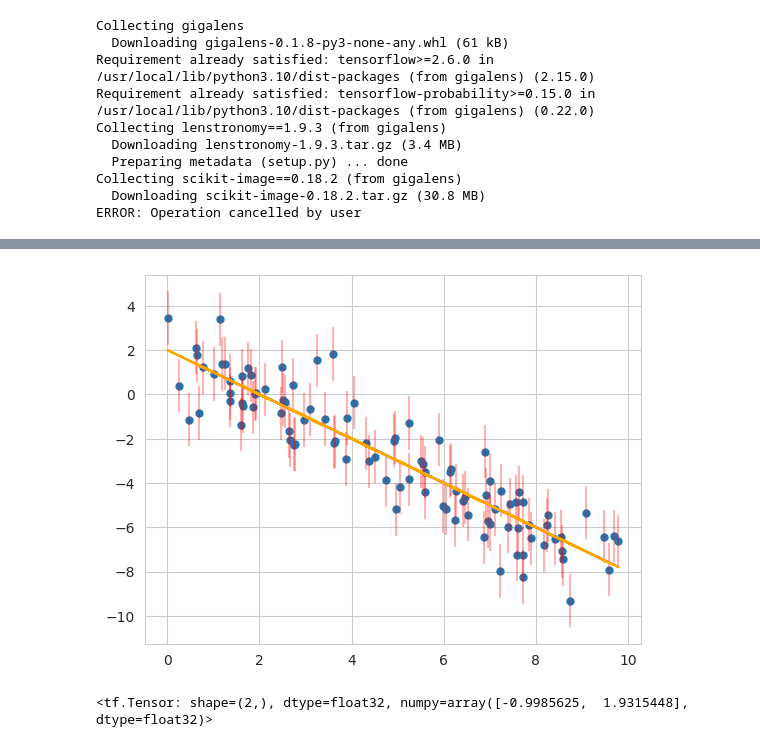
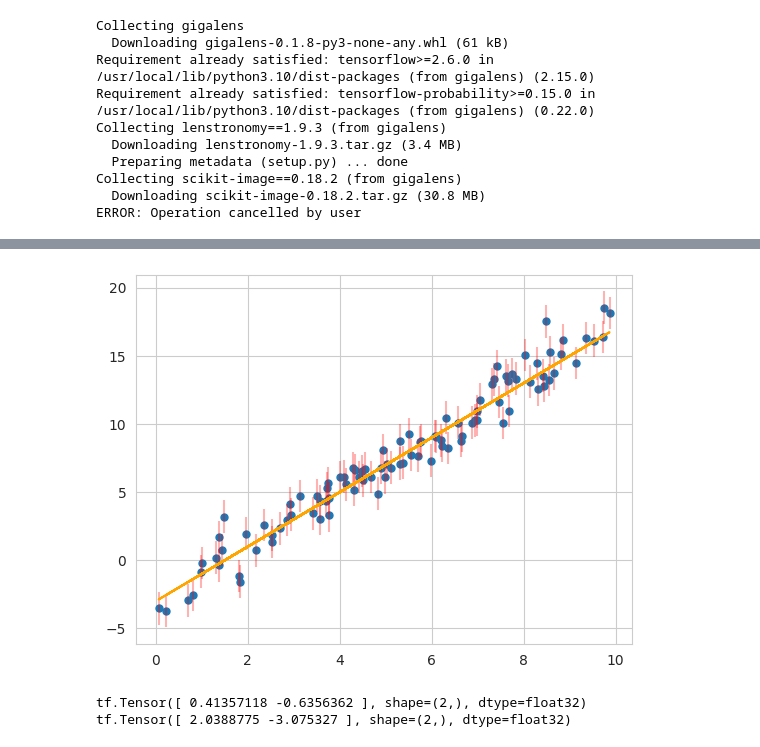
Before and after one commit to mtamar/linear_glens, a Jupyter notebook: gigalens_linefit.ipynb, the cells around one changed output, grey strips where cells are left out. Cells and saved outputs as stored; diff of their text form; code cells hidden in the pictures.

```diff
--- a/gigalens_linefit.ipynb
+++ b/gigalens_linefit.ipynb
@@ -72,8 +155,8 @@ import random
 
 # define truth parameters and noisy data
 
-m = -1.0
-b = 2.0
+m = 2.0
+b = -3.0
 err = 1.2
 
 truth = [{'slope': m, 'y_intercept': b}]
@@ -86,34 +169,34 @@ for i in range(num_points):
   x_observed.append(x)
 
 x_observed = tf.cast(tf.constant(x_observed),tf.float32)
 m = tf.cast(tf.constant([m]),tf.float32)
 b = tf.cast(tf.constant([b]),tf.float32)
 
 @tf.function
 def line_model(x,params):
   m,b = params
   mx = tf.tensordot(m,x,axes=0)
   b_ = b[:,None]
   y = mx + b_
   return y
 
 def line_noisy(x,params):
   m,b = params
   return line_model(x,(m,b)) + np.random.normal(loc=0.0,scale = np.sqrt(err), size = len(x))
 
 y_observed = line_noisy(x_observed, (m,b))
 y_observed = np.array(y_observed).flatten()
 y_observed = tf.cast(tf.constant(y_observed),tf.float32)
 
 # plot data points and truth line
 
 plt.plot(x_observed, y_observed, '.', ms = 10)
 
 plt.errorbar(x_observed, y_observed, yerr = err, marker = 's', fmt = 'None', ecolor = 'red', alpha = 0.3)
 plt.plot(x_observed, tf.reshape(line_model(x_observed, (m,b)),(num_points)), color = 'orange')
 plt.show()
 # %% [output]
-[figure, old version]
+[figure, new version]
 # %%
 from tqdm.auto import trange, tqdm
 
@@ -290,9 +401,19 @@ MAP_m = ms_train[best_idx].numpy()
 MAP_b = bs_train[best_idx].numpy()
 
 best = tf.constant([MAP_m, MAP_b])
-best
+
+# map to physical parameters
+
+MAP_bij = fitter.bij.forward([MAP_m, MAP_b])
+MAP_m_bij = MAP_bij['slope'].numpy()
+MAP_b_bij = MAP_bij['y_intercept'].numpy()
+best_bij = tf.constant([MAP_m_bij, MAP_b_bij])
+
+print(best)
+print(best_bij)
 # %% [output]
-<tf.Tensor: shape=(2,), dtype=float32, numpy=array([-0.9985625,  1.9315448], dtype=float32)>
+tf.Tensor([ 0.41357118 -0.6356362 ], shape=(2,), dtype=float32)
+tf.Tensor([ 2.0388775 -3.075327 ], shape=(2,), dtype=float32)
 # %%
 # chi^2 plot
 chi2s = np.array(square_errs)
```
Also changed, not shown: parts of 13 cells of this notebook.
